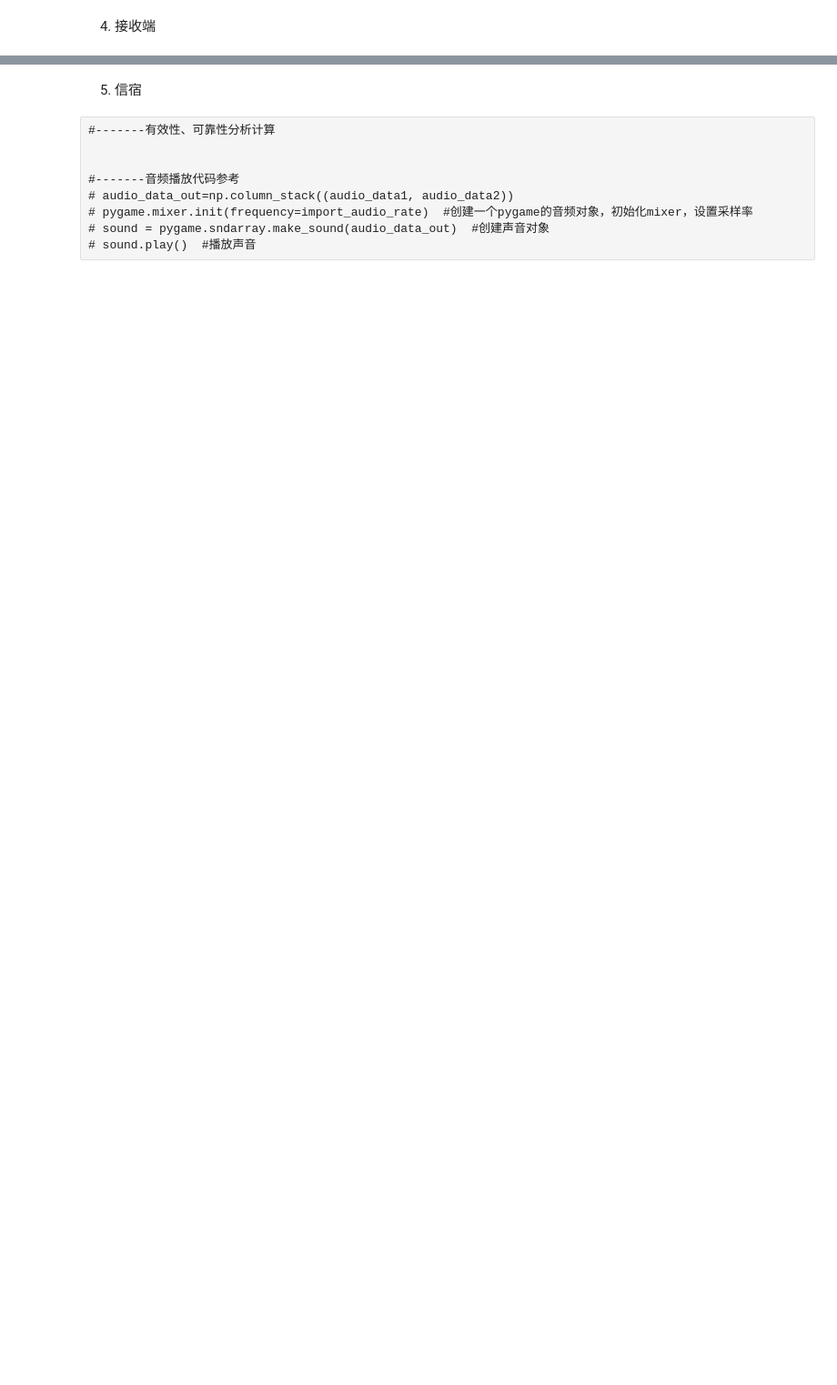
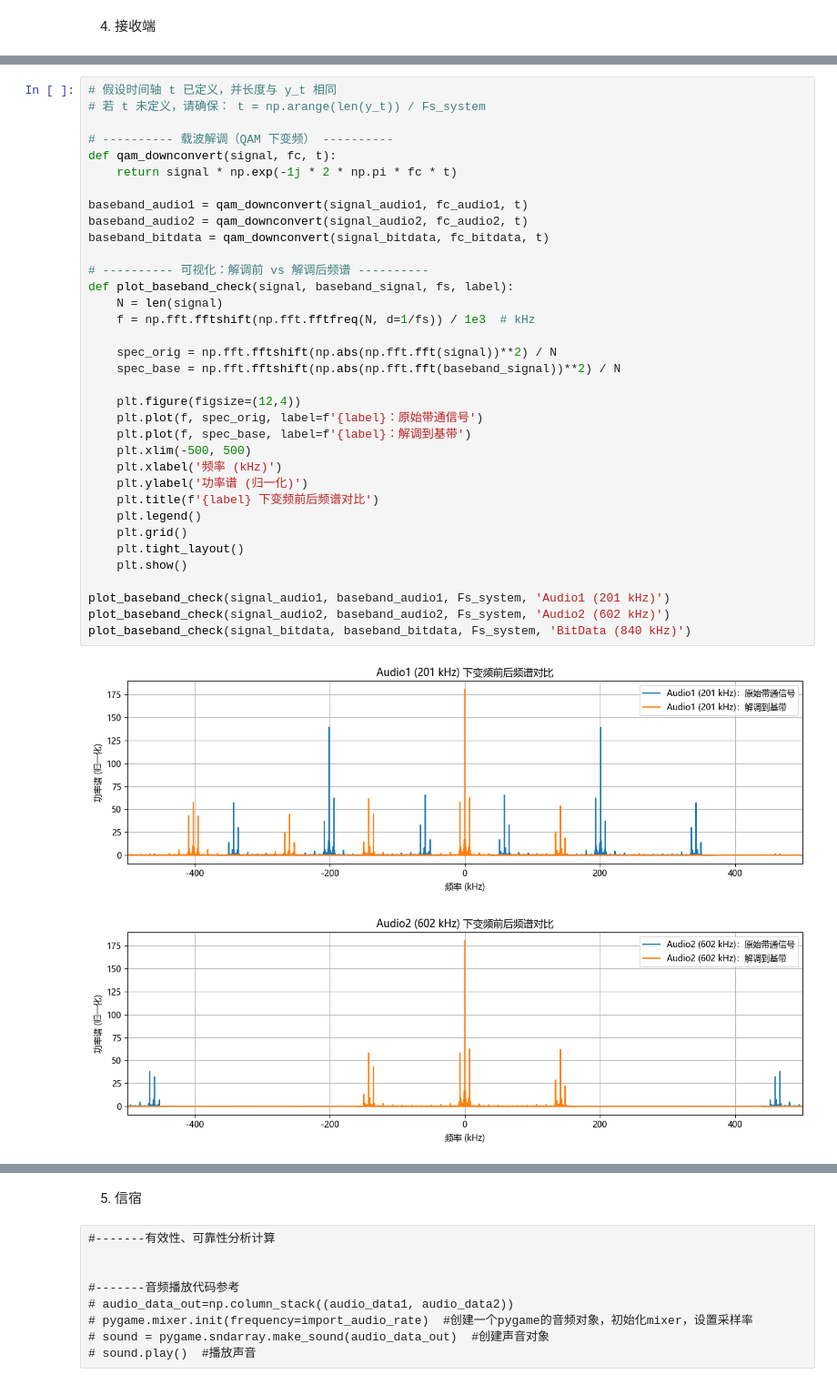
Before and after one commit to Staudinger0325/comfun-lrj, a Jupyter notebook: exam_work.ipynb, the cells around one changed output, grey strips where cells are left out. Shown at 91% size. Drawn from its saved outputs; the diff is of its cells as text; blank space fills up the shorter version.

```diff
--- a/exam_work.ipynb
+++ b/exam_work.ipynb
@@ -208,0 +266,38 @@ y_t = y_t+nw_t
+# %%
+# 假设时间轴 t 已定义，并长度与 y_t 相同
+# 若 t 未定义，请确保： t = np.arange(len(y_t)) / Fs_system
+
+# ---------- 载波解调（QAM 下变频） ----------
+def qam_downconvert(signal, fc, t):
+    return signal * np.exp(-1j * 2 * np.pi * fc * t)
+
+baseband_audio1 = qam_downconvert(signal_audio1, fc_audio1, t)
+baseband_audio2 = qam_downconvert(signal_audio2, fc_audio2, t)
+baseband_bitdata = qam_downconvert(signal_bitdata, fc_bitdata, t)
+
+# ---------- 可视化：解调前 vs 解调后频谱 ----------
+def plot_baseband_check(signal, baseband_signal, fs, label):
+    N = len(signal)
+    f = np.fft.fftshift(np.fft.fftfreq(N, d=1/fs)) / 1e3  # kHz
+
+    spec_orig = np.fft.fftshift(np.abs(np.fft.fft(signal))**2) / N
+    spec_base = np.fft.fftshift(np.abs(np.fft.fft(baseband_signal))**2) / N
+
+    plt.figure(figsize=(12,4))
+    plt.plot(f, spec_orig, label=f'{label}：原始带通信号')
+    plt.plot(f, spec_base, label=f'{label}：解调到基带')
+    plt.xlim(-500, 500)
+    plt.xlabel('频率 (kHz)')
+    plt.ylabel('功率谱 (归一化)')
+    plt.title(f'{label} 下变频前后频谱对比')
+    plt.legend()
+    plt.grid()
+    plt.tight_layout()
+    plt.show()
+
+plot_baseband_check(signal_audio1, baseband_audio1, Fs_system, 'Audio1 (201 kHz)')
+plot_baseband_check(signal_audio2, baseband_audio2, Fs_system, 'Audio2 (602 kHz)')
+plot_baseband_check(signal_bitdata, baseband_bitdata, Fs_system, 'BitData (840 kHz)')
+# %% [output]
+[figure, added]
+[figure, added]
```
Also changed, not shown: parts of 8 cells of this notebook.
